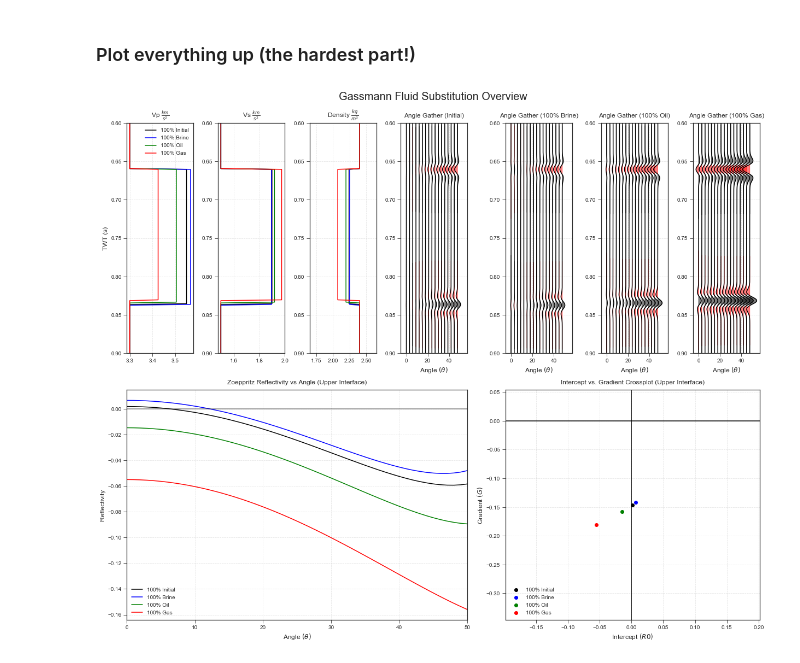
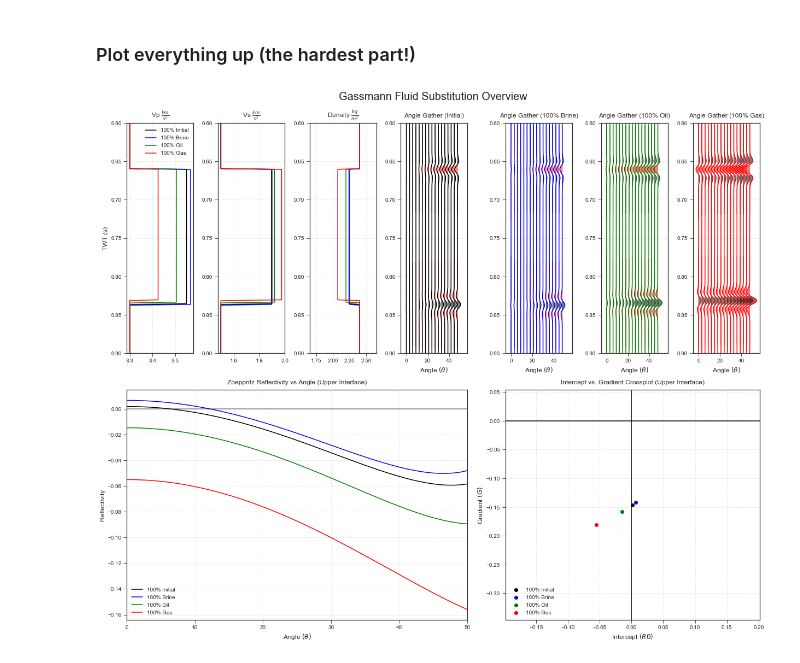
Before and after one commit to tccw/geotools, a Jupyter notebook: tutorials/FluidSubstitution.ipynb, the cells around one changed output. Cells and saved outputs as stored; diff of their text form; code cells hidden in the pictures.

Commit message:
Fixed the prestack gather wiggle colors

```diff
--- a/tutorials/FluidSubstitution.ipynb
+++ b/tutorials/FluidSubstitution.ipynb
@@ -395,33 +395,33 @@ ax9 = fig.add_subplot(gs[2:,4:])
 for key,c in zip(names, colors):
     ax1.plot(getattr(subs_twt[key],'Vp') / 1e3,twts[key], label=f'100% {key}', color=c)
     ax2.plot(getattr(subs_twt[key],'Vs') / 1e3,twts[key], label=f'100% {key}', color=c)
     ax3.plot(getattr(subs_twt[key],'rho') / 1e3,twts[key], label=f'100% {key}', color=c)
 
-for key,ax in zip(names,(ax4,ax5,ax6,ax7)):
+for key,ax,c in zip(names,(ax4,ax5,ax6,ax7),colors):
     for i in range(0,theta.max(),3):
-        ax.plot(np.real(prstk_gaths[key][i,:] * gain + i), twts[key][:-1],color='k')
+        ax.plot(np.real(prstk_gaths[key][i,:] * gain + i), twts[key][:-1],color=c)
         ax.fill_betweenx(twts[key][:-1], i, np.real(prstk_gaths[key][i,:]) * gain + i, color='k',alpha=0.5,
                          where=np.real(prstk_gaths[key][i,:]) * gain + i > i, interpolate=True)
         ax.fill_betweenx(twts[key][:-1], i, np.real(prstk_gaths[key][i,:]) * gain + i, color='r',alpha=0.5,
                      where=np.real(prstk_gaths[key][i,:]) * gain + i < i, interpolate=True)
 
 # np.argmax(reflectivity['Initial']!=0)
 for k,c in zip(names,colors):
     ax8.plot(np.real(reflectivity[k][:,top_twt_index]), color=c, label=f'100% {k}')
     ax9.scatter(np.real(getattr(int_grad[k],'intercept')),np.real(getattr(int_grad[k],'slope')), color=c,label=f'100% {k}')
 
 ax8.axhline(0, color='k', alpha=0.5)
 ax9.axhline(color='k')
 ax9.axvline(color='k')
 ax1.legend()
 ax8.legend()
 ax9.legend()
 
 fig.suptitle('Gassmann Fluid Substitution Overview', size = 20, y = 1)
 format_axes(fig)
 
 # Uncomment the line below to save the figure. You may need to change the filepath.
 # plt.savefig('GassmannFluidSubOverview.png', dpi=350,bbox_inches='tight')
 plt.show()
 # %% [output]
-[figure, old version]
+[figure, new version]
```
